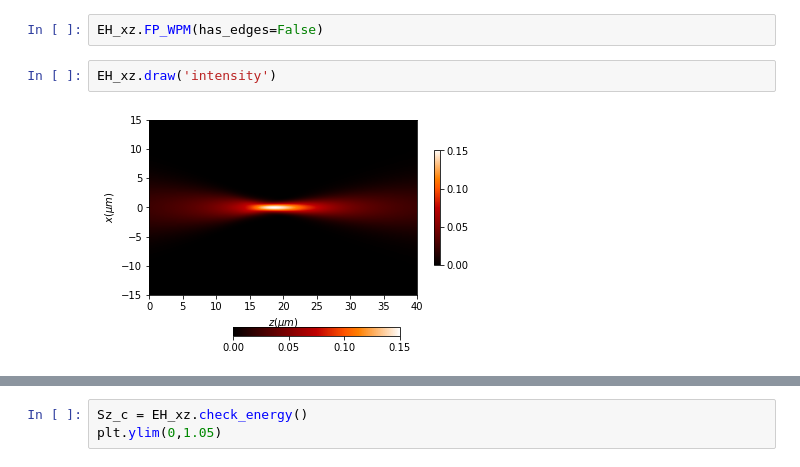
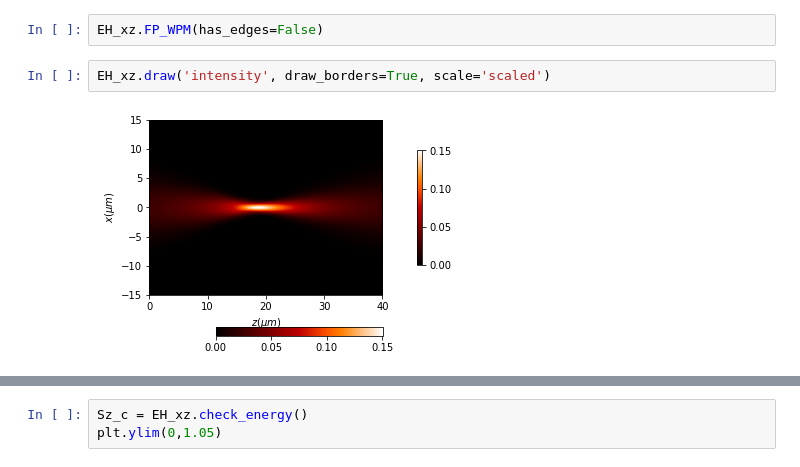
Before and after one commit to aocg-ucm/diffractio, a Jupyter notebook: docs/source/examples_vector/gauss_beam.ipynb, the cells around one changed output, grey strips where cells are left out. Saved outputs shown, nothing was run; the diff lists cells and outputs as text.

```diff
--- a/docs/source/examples_vector/gauss_beam.ipynb
+++ b/docs/source/examples_vector/gauss_beam.ipynb
@@ -33,7 +33,7 @@ EH_xz.incident_field(u0=u0, j0=j0)
 # %%
 EH_xz.FP_WPM(has_edges=False)
 # %%
-EH_xz.draw('intensity')
+EH_xz.draw('intensity', draw_borders=True, scale='scaled')
 # %% [output]
-[figure, old version]
+[figure, new version]
 # %%
```
Also changed, not shown: parts of 8 cells of this notebook, 42 other files.
